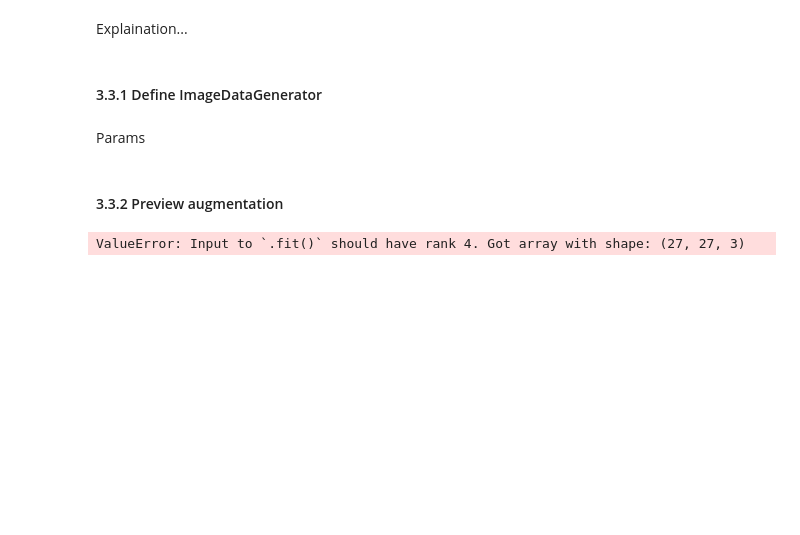
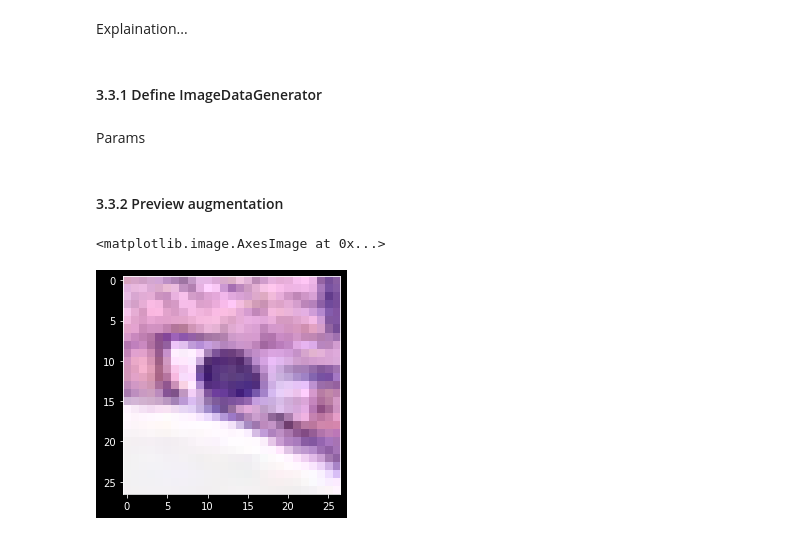
Before and after one commit to pcminh0505/ML, a Jupyter notebook: Asm/ASM2/COSC2753 - Assignment 2 - MK Sapiens.ipynb, the cells around one changed output. Cells and saved outputs as stored; diff of their text form; code cells hidden in the pictures; blank space fills up the shorter version.

```diff
--- a/Asm/ASM2/COSC2753 - Assignment 2 - MK Sapiens.ipynb
+++ b/Asm/ASM2/COSC2753 - Assignment 2 - MK Sapiens.ipynb
@@ -216,7 +226,10 @@ train_datagen = ImageDataGenerator(featurewise_center=True,
 Params
 # %% [markdown]
 #### 3.3.2 Preview augmentation
-# %%
-it = train_datagen.flow(train_X_img, train_Y)
-# %% [output]
-ValueError: Input to `.fit()` should have rank 4. Got array with shape: (27, 27, 3)
+# %%
+# Before augmentation (randomly pick an image)
+img = load_img(r"patch_images/22418.png")
+plt.imshow(img)
+# %% [output]
+<matplotlib.image.AxesImage at 0x...>
+[figure, added]
```
Also changed, not shown: parts of 13 cells of this notebook.
